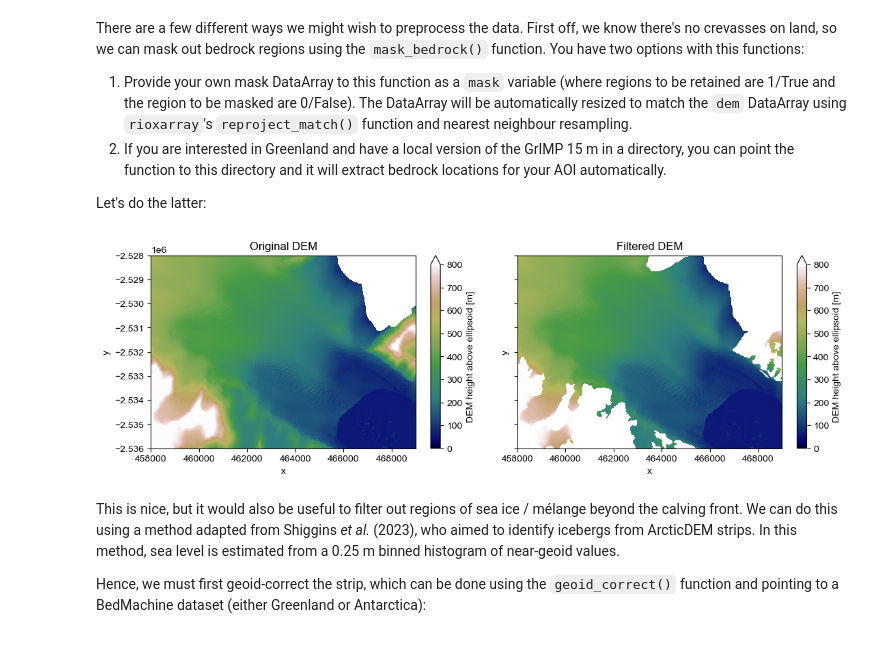
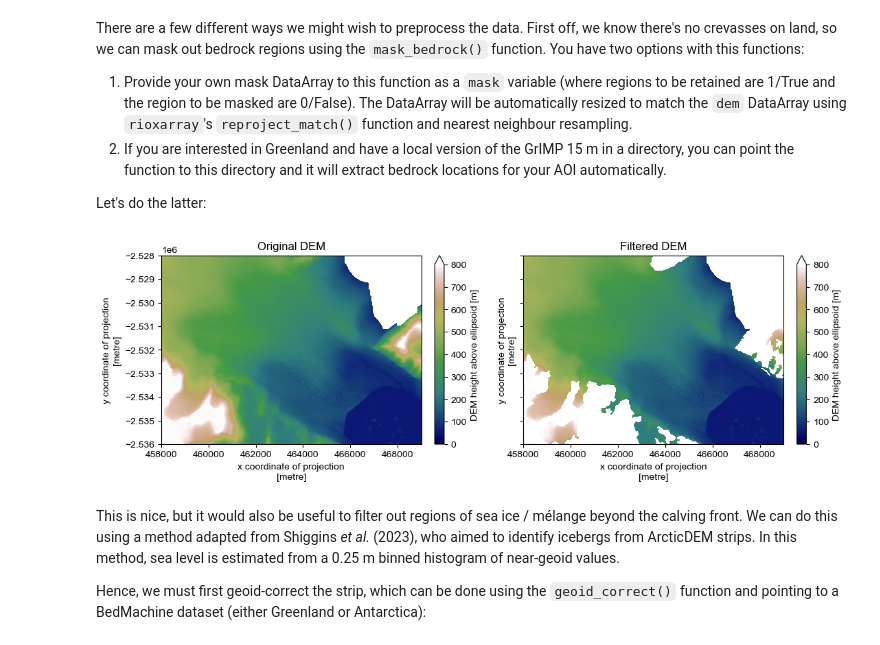
Before and after one commit to trchudley/crevdem, a Jupyter notebook: notebooks/crevdem_workflow.ipynb, the cells around one changed output. Saved outputs shown, nothing was run; the diff lists cells and outputs as text; code cells hidden in the pictures.

```diff
--- a/notebooks/crevdem_workflow.ipynb
+++ b/notebooks/crevdem_workflow.ipynb
@@ -20,9 +20,8 @@ plt.rcParams['font.sans-serif'] = "Arial"
 # %% [markdown]
 In order to run this notebook, you will need local copies of the [BedMachine Greenland v5](https://doi.org/10.5067/GMEVBWFLWA7X) and the [GrIMP 15 m ice/ocean mask](https://doi.org/10.5067/B8X58MQBFUPA). Scripts to download these automatically are avaiable in the `./supp_data` directory.
 # %%
-
-grimp_dir='~/OneDrive - Durham University/data/grimp_mask_1.2'
-bedmachine_fpath = '~/OneDrive - Durham University/data/bedmachine_5/BedMachineGreenland-v5.nc'
+grimp_dir='.../data/grimp_mask_1.2'
+bedmachine_fpath = '.../data/bedmachine_5/BedMachineGreenland-v5.nc'
 # %% [markdown]
 # Downloading ArcticDEM and REMA strips
 # %% [markdown]
@@ -42,2 +30,12 @@ The download will proceed automatically. This is a 2 m resolution DEM so, depend
-# %%
-dem = crevdem.load_aws(dataset='arcticdem', geocell=geocell, dem_id=dem_id, bounds=aoi)
+# %%
+%%time
+bounds = (458000, -2536000, 469000, -2528000)
+
+gdf = pdt.search(
+    dataset = 'arcticdem',
+    bounds = bounds,
+    dates = '20210731/20210801',
+)
+
+scene = gdf.iloc[[0]]
+dem = pdt.load.from_search(scene, bounds=bounds, bitmask=True)
@@ -78,5 +80,5 @@ CrevDEM has a `load_local()` function to retrieve this:
 # %%
-dem = crevdem.load_local('example_dem.tif')
+dem = pdt.load.from_fpath('example_dem.tif', bounds=bounds)
 # %% [markdown]
 If you are loading from a different local dataset that stores the bitmask elsewhere, you can provide a `bitmask_fpath` to `load_local()`, which will automatically filter the strip.
 # %% [markdown]
@@ -93,17 +95,18 @@ dem_filtered = crevdem.mask_bedrock(dem, grimp_mask_dir=grimp_dir)
 # %%
 fig, axes = plt.subplots(ncols=2, sharex=True, sharey=True, figsize=(11,3.5))
 
 ax = axes[0]
-dem.plot(ax=ax, cmap='gist_earth', vmin=0, vmax=800, cbar_kwargs={'label': 'DEM height above ellipsoid [m]'})
+dem.plot.imshow(ax=ax, cmap='gist_earth', vmin=0, vmax=800, cbar_kwargs={'label': 'DEM height above ellipsoid [m]'})
 ax.set_title('Original DEM')
 ax.set_aspect('equal')
 
 ax = axes[1]
-dem_filtered.plot(ax=ax, cmap='gist_earth', vmin=0, vmax=800, cbar_kwargs={'label': 'DEM height above ellipsoid [m]'})
+dem_filtered.plot.imshow(ax=ax, cmap='gist_earth', vmin=0, vmax=800, cbar_kwargs={'label': 'DEM height above ellipsoid [m]'})
 ax.set_title('Filtered DEM')
 ax.set_aspect('equal')
+plt.show()
 # %% [output]
-[figure, old version]
+[figure, new version]
 # %% [markdown]
 This is nice, but it would also be useful to filter out regions of sea ice / mélange beyond the calving front. We can do this using a method adapted from Shiggins _et al._ (2023), who aimed to identify icebergs from ArcticDEM strips. In this method, sea level is estimated from a 0.25 m binned histogram of near-geoid values.
 
```
Also changed, not shown: parts of 21 cells of this notebook, 20 other files.
